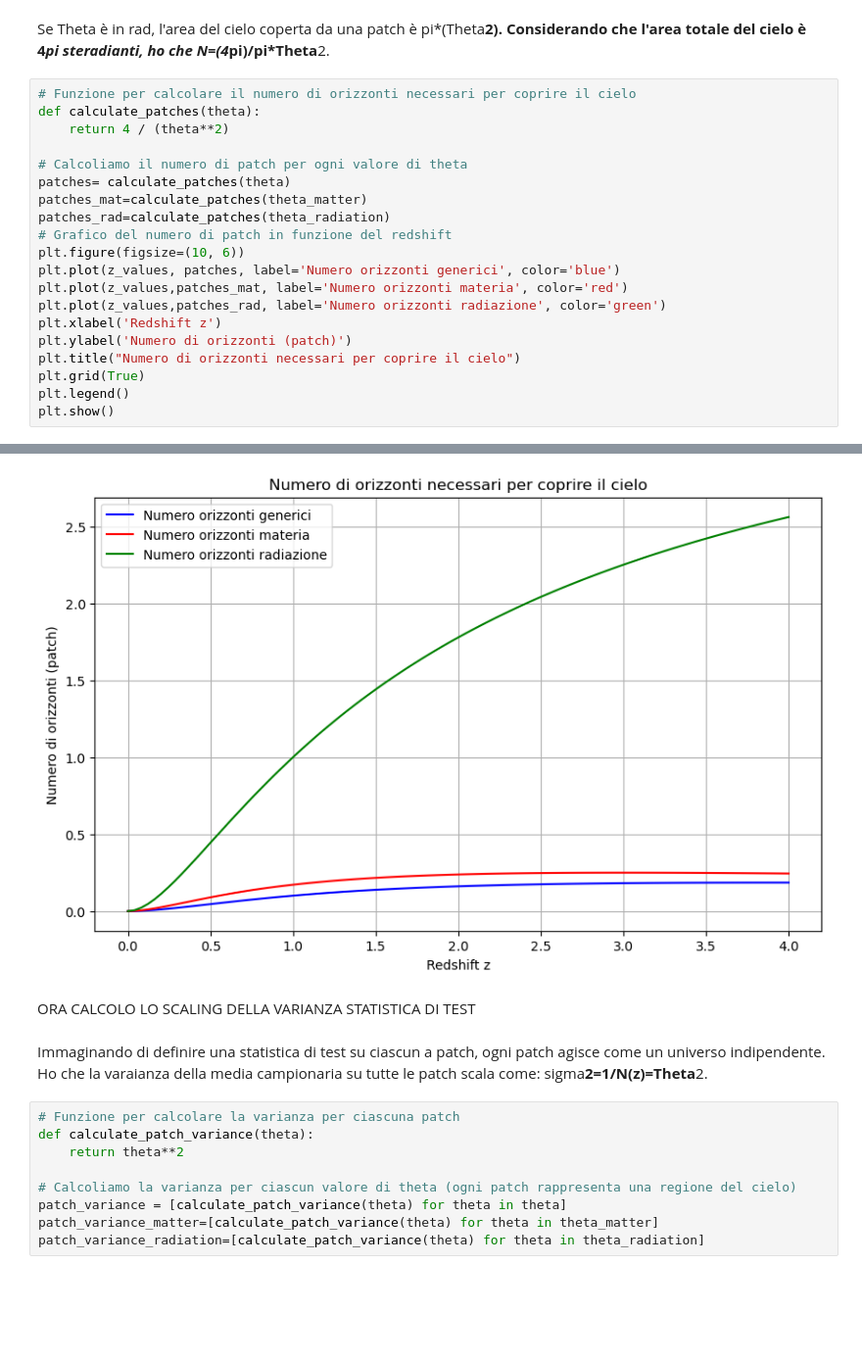
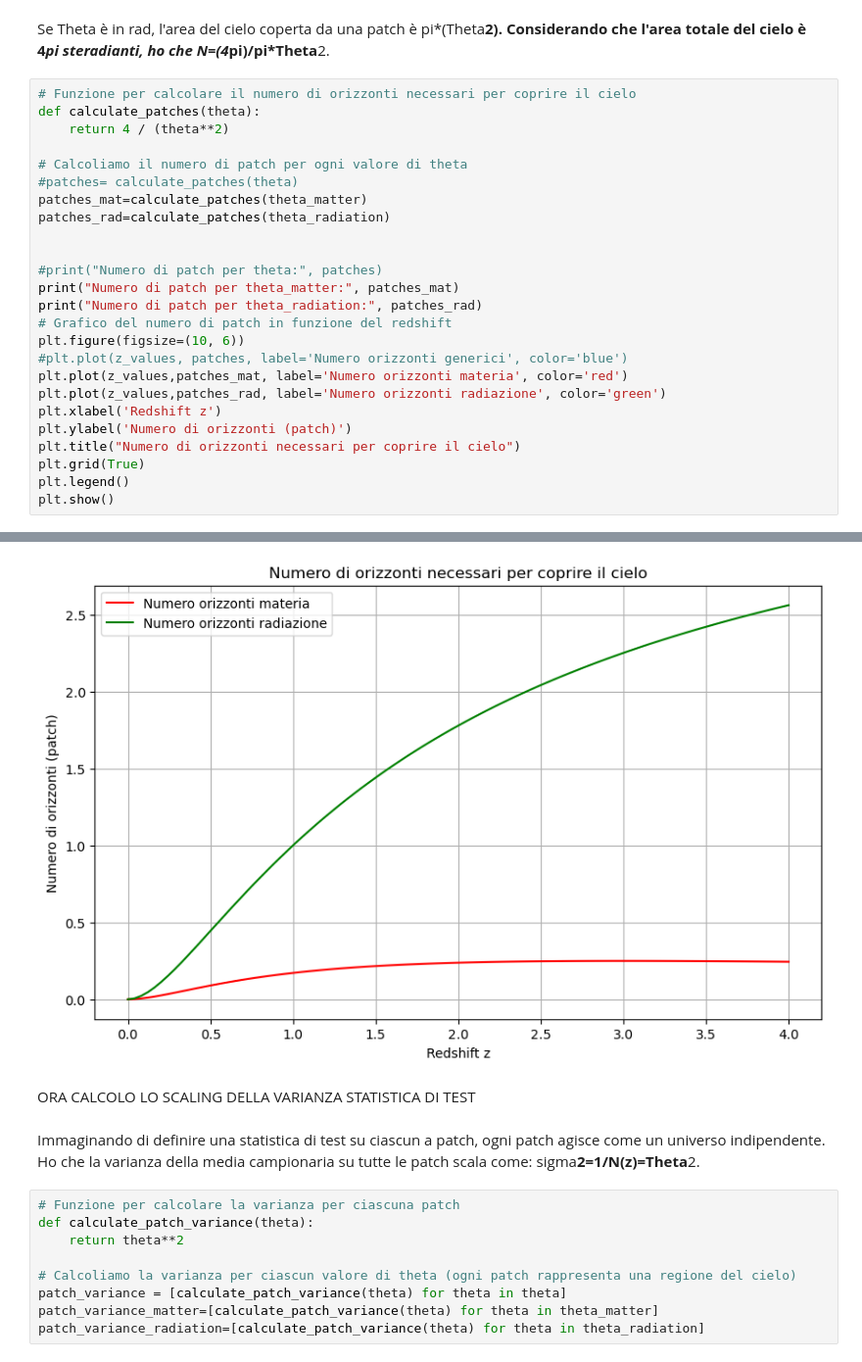
Before and after one commit to maddaba/astrocosmolib, a Jupyter notebook: demo/demo_week4.ipynb, the cells around one changed output, grey strips where cells are left out. Shown: that part at 98% size. Drawn from its saved outputs; the diff is of its cells as text; blank space fills up the shorter version.

```diff
--- a/demo/demo_week4.ipynb
+++ b/demo/demo_week4.ipynb
@@ -137,12 +137,17 @@ def calculate_patches(theta):
     return 4 / (theta**2)
 
 # Calcoliamo il numero di patch per ogni valore di theta
-patches= calculate_patches(theta)
+#patches= calculate_patches(theta)
 patches_mat=calculate_patches(theta_matter)
 patches_rad=calculate_patches(theta_radiation)
+
+
+#print("Numero di patch per theta:", patches)
+print("Numero di patch per theta_matter:", patches_mat)
+print("Numero di patch per theta_radiation:", patches_rad)
 # Grafico del numero di patch in funzione del redshift
 plt.figure(figsize=(10, 6))
-plt.plot(z_values, patches, label='Numero orizzonti generici', color='blue')
+#plt.plot(z_values, patches, label='Numero orizzonti generici', color='blue')
 plt.plot(z_values,patches_mat, label='Numero orizzonti materia', color='red')
 plt.plot(z_values,patches_rad, label='Numero orizzonti radiazione', color='green')
 plt.xlabel('Redshift z')
@@ -155,9 +177,9 @@ plt.show()
-[figure, old version]
+[figure, new version]
 # %% [markdown]
 ORA CALCOLO LO SCALING DELLA VARIANZA STATISTICA DI TEST
 # %% [markdown]
 Immaginando di definire una statistica di test su ciascun a patch, ogni patch agisce come un universo indipendente.
-Ho che  la varaianza della media campionaria su tutte le patch scala come: sigma**2=1/N(z)=Theta**2.
+Ho che  la varianza della media campionaria su tutte le patch scala come: sigma**2=1/N(z)=Theta**2.
 # %%
 # Funzione per calcolare la varianza per ciascuna patch
 def calculate_patch_variance(theta):
```
Also changed, not shown: parts of 6 cells of this notebook, 6 other files.
